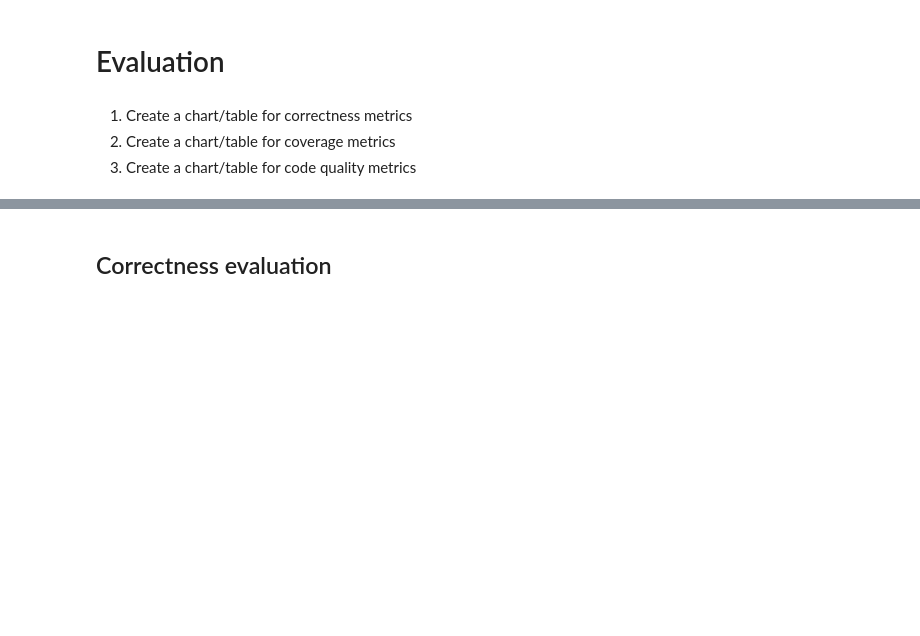
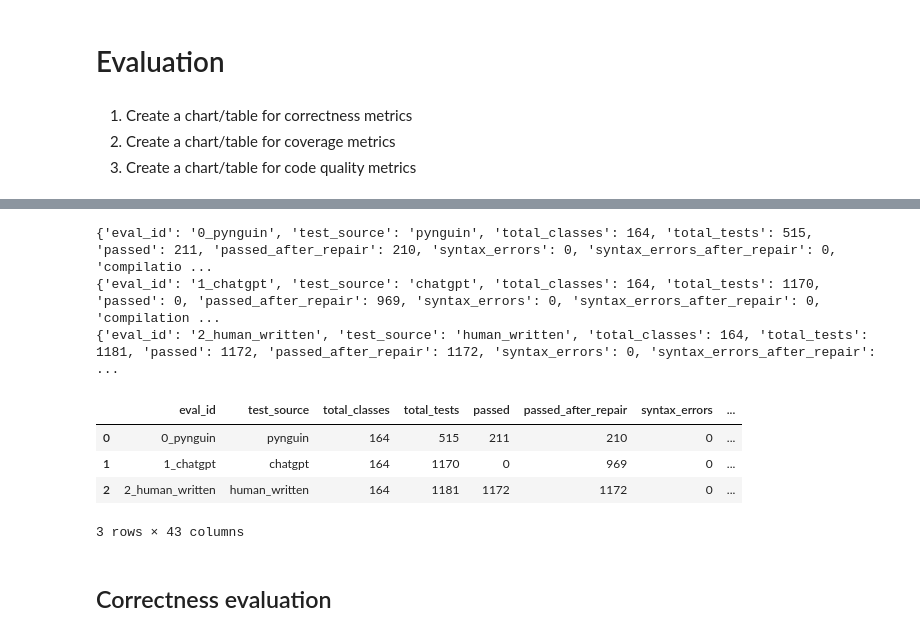
Before and after one commit to AlexChudic/test-suite-enhancement, a Jupyter notebook: src/scripts.ipynb, the cells around one changed output, grey strips where cells are left out. Cells and saved outputs as stored; diff of their text form; code cells hidden in the pictures; blank space fills up the shorter version.

```diff
--- a/src/scripts.ipynb
+++ b/src/scripts.ipynb
@@ -194,3 +122,30 @@ df = create_initial_csv('human_eval')
+# %%
+# Transform the task_json to csv
+import pandas as pd
+from IPython.display import display
+
+def get_initial_eval_entry_csv(project_name):
+    eval_entries = EvaluationEntry.load_all("initial", project_name)
+    data = []
+
+    for eval_entry in eval_entries:
+        eval_entry_data = eval_entry.get_eval_entry_csv()
+        data.append(eval_entry_data)
+
+    init_dfs = pd.concat(data, ignore_index=True)
+    display(init_dfs)
+    return init_dfs
+
+df = get_initial_eval_entry_csv('human_eval')
+# %% [output]
+{'eval_id': '0_pynguin', 'test_source': 'pynguin', 'total_classes': 164, 'total_tests': 515, 'passed': 211, 'passed_after_repair': 210, 'syntax_errors': 0, 'syntax_errors_after_repair': 0, 'compilatio ...
+{'eval_id': '1_chatgpt', 'test_source': 'chatgpt', 'total_classes': 164, 'total_tests': 1170, 'passed': 0, 'passed_after_repair': 969, 'syntax_errors': 0, 'syntax_errors_after_repair': 0, 'compilation ...
+{'eval_id': '2_human_written', 'test_source': 'human_written', 'total_classes': 164, 'total_tests': 1181, 'passed': 1172, 'passed_after_repair': 1172, 'syntax_errors': 0, 'syntax_errors_after_repair': ...
+|  | eval_id | test_source | total_classes | total_tests | passed | passed_after_repair | syntax_errors | ... |
+| 0 | 0_pynguin | pynguin | 164 | 515 | 211 | 210 | 0 | ... |
+| 1 | 1_chatgpt | chatgpt | 164 | 1170 | 0 | 969 | 0 | ... |
+| 2 | 2_human_written | human_written | 164 | 1181 | 1172 | 1172 | 0 | ... |
+3 rows × 43 columns
 # %% [markdown]
 ## Correctness evaluation
 # %%
```
Also changed, not shown: parts of 2 cells of this notebook, 1 other file.
